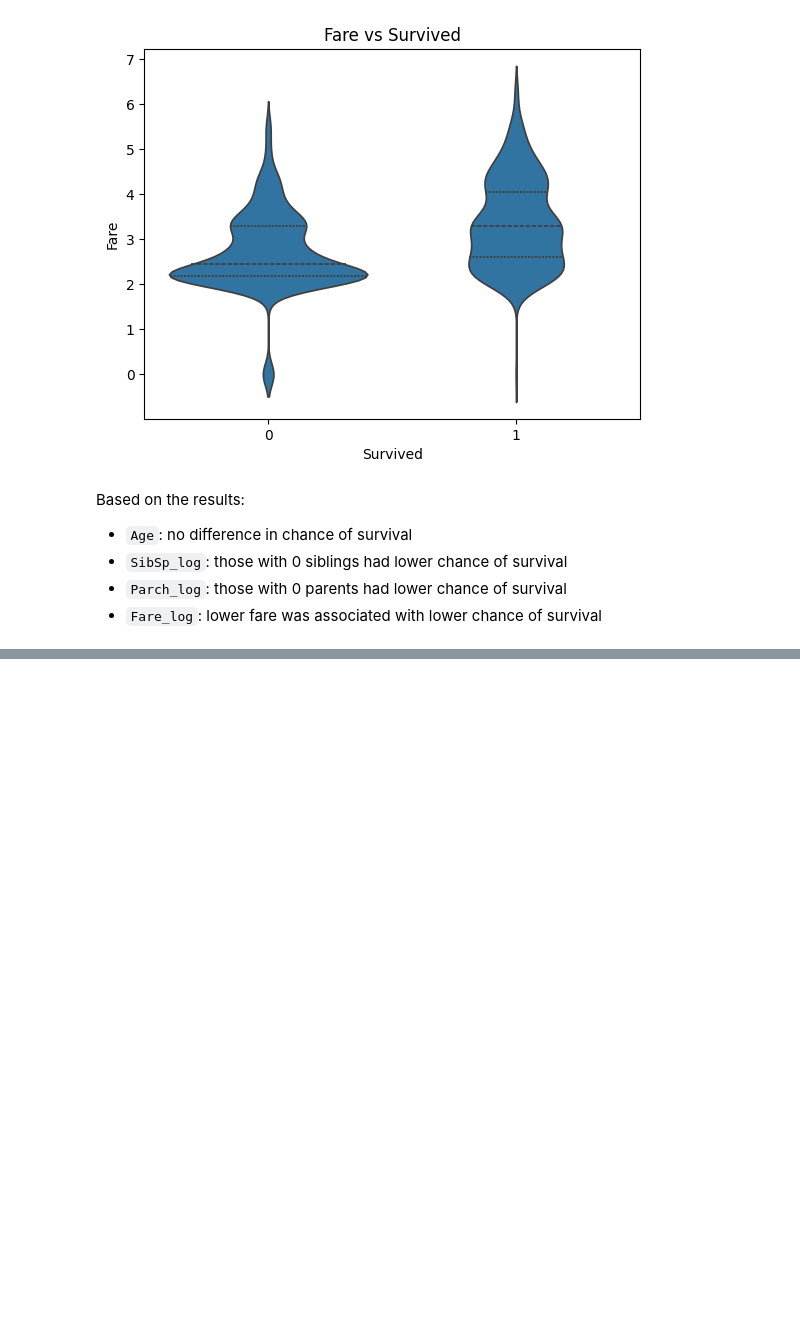
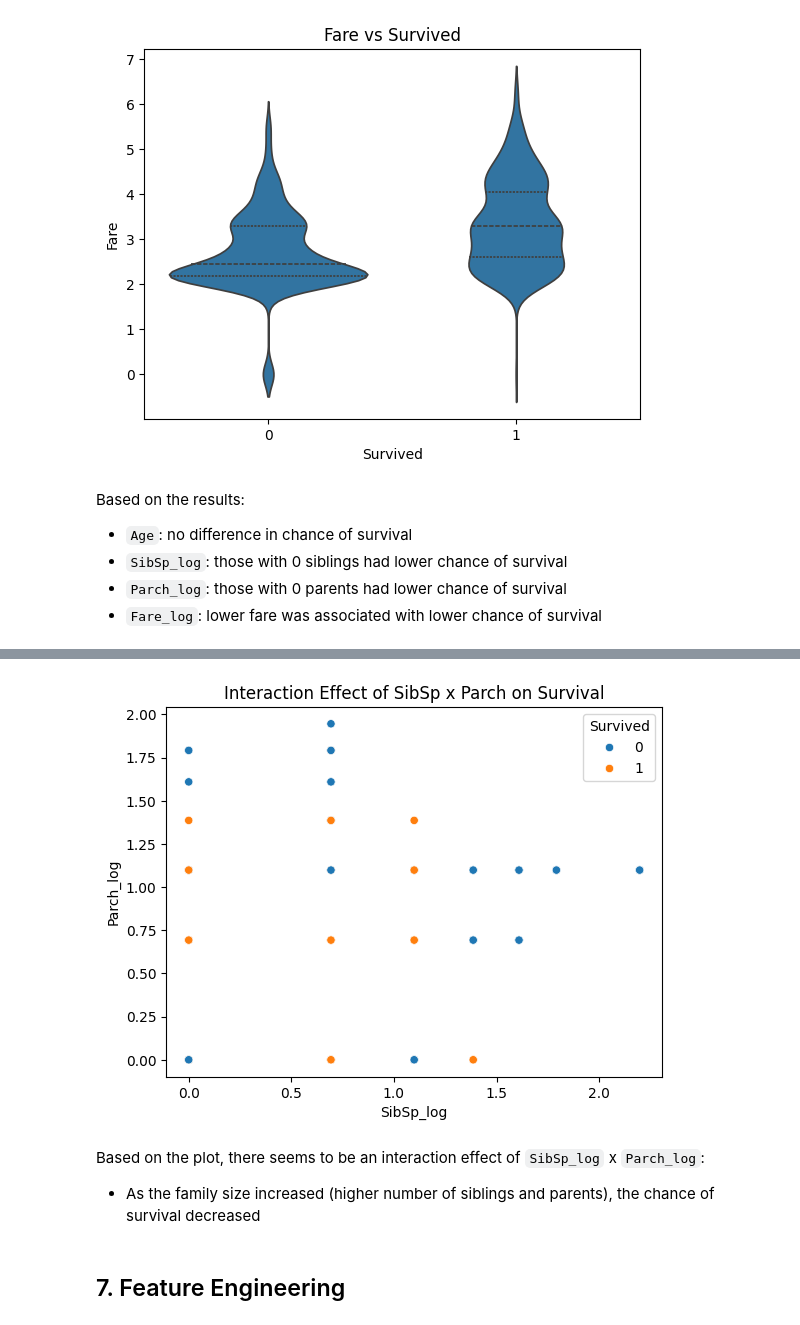
Before and after one commit to svarong-port/data-analytics-projects, a Jupyter notebook: titanic/titanic.ipynb, the cells around one changed output, grey strips where cells are left out. Saved outputs shown, nothing was run; the diff lists cells and outputs as text; code cells hidden in the pictures; blank space fills up the shorter version.

```diff
--- a/titanic/titanic.ipynb
+++ b/titanic/titanic.ipynb
@@ -553,0 +551,20 @@ Based on the results:
+# %%
+# visualise `SibSp_log` x `Parch_log` on `Survived`
+
+sns.scatterplot(x="SibSp_log",
+                y="Parch_log",
+                hue="Survived",
+                data=df5)
+
+plt.title("Interaction Effect of SibSp x Parch on Survival")
+plt.xlabel("SibSp_log")
+plt.ylabel("Parch_log")
+
+plt.show()
+# %% [output]
+[figure, added]
+# %% [markdown]
+Based on the plot, there seems to be an interaction effect of `SibSp_log` x `Parch_log`:
+- As the family size increased (higher number of siblings and parents), the chance of survival decreased
+# %% [markdown]
+## 7. Feature Engineering
```
Also changed, not shown: parts of 16 cells of this notebook.
